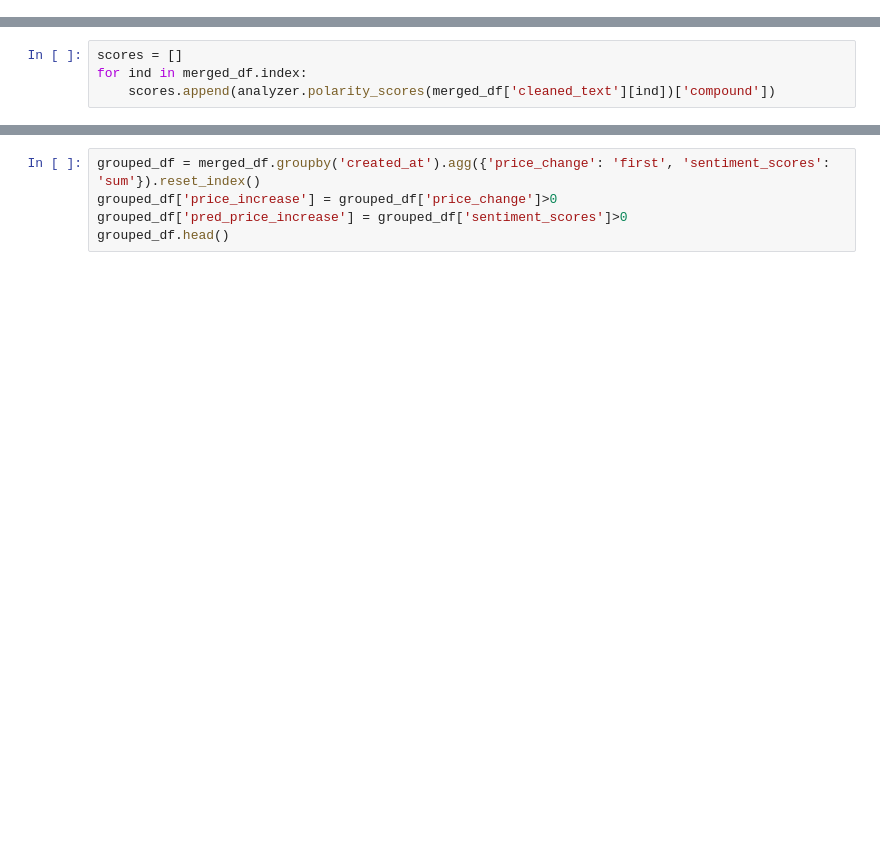
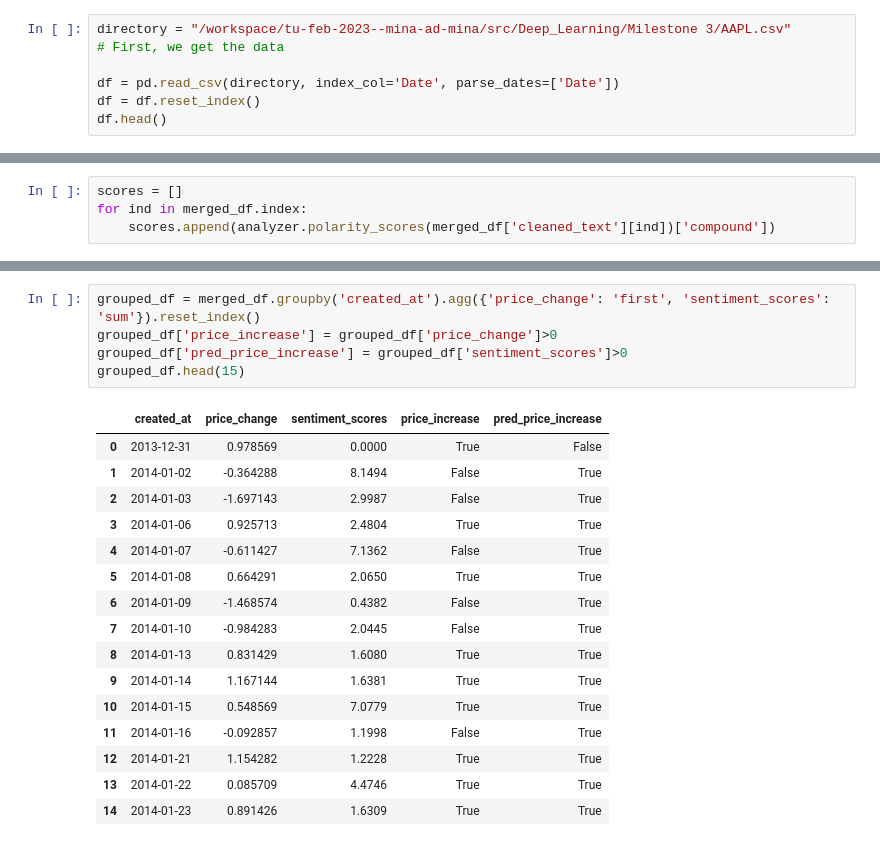
Before and after one commit to MisterGheb/mina, a Jupyter notebook: src/Deep_Learning/Milestone 3/milestone3.ipynb, the cells around one changed output, grey strips where cells are left out. Drawn from its saved outputs; the diff is of its cells as text; blank space fills up the shorter version.

```diff
--- a/src/Deep_Learning/Milestone 3/milestone3.ipynb
+++ b/src/Deep_Learning/Milestone 3/milestone3.ipynb
@@ -137,0 +138,7 @@ NameError: name 'df' is not defined
+# %%
+directory = "/workspace/tu-feb-2023--mina-ad-mina/src/Deep_Learning/Milestone 3/AAPL.csv"
+# First, we get the data
+
+df = pd.read_csv(directory, index_col='Date', parse_dates=['Date'])
+df = df.reset_index()
+df.head()
@@ -176,8 +238,25 @@ merged_df.head(10)
 # %%
 grouped_df = merged_df.groupby('created_at').agg({'price_change': 'first', 'sentiment_scores': 'sum'}).reset_index()
 grouped_df['price_increase'] = grouped_df['price_change']>0
 grouped_df['pred_price_increase'] = grouped_df['sentiment_scores']>0
-grouped_df.head()
+grouped_df.head(15)
+# %% [output]
+|  | created_at | price_change | sentiment_scores | price_increase | pred_price_increase |
+| 0 | 2013-12-31 | 0.978569 | 0.0000 | True | False |
+| 1 | 2014-01-02 | -0.364288 | 8.1494 | False | True |
+| 2 | 2014-01-03 | -1.697143 | 2.9987 | False | True |
+| 3 | 2014-01-06 | 0.925713 | 2.4804 | True | True |
+| 4 | 2014-01-07 | -0.611427 | 7.1362 | False | True |
+| 5 | 2014-01-08 | 0.664291 | 2.0650 | True | True |
+| 6 | 2014-01-09 | -1.468574 | 0.4382 | False | True |
+| 7 | 2014-01-10 | -0.984283 | 2.0445 | False | True |
+| 8 | 2014-01-13 | 0.831429 | 1.6080 | True | True |
+| 9 | 2014-01-14 | 1.167144 | 1.6381 | True | True |
+| 10 | 2014-01-15 | 0.548569 | 7.0779 | True | True |
+| 11 | 2014-01-16 | -0.092857 | 1.1998 | False | True |
+| 12 | 2014-01-21 | 1.154282 | 1.2228 | True | True |
+| 13 | 2014-01-22 | 0.085709 | 4.4746 | True | True |
+| 14 | 2014-01-23 | 0.891426 | 1.6309 | True | True |
 # %%
 from sklearn.metrics import PrecisionRecallDisplay
 display = PrecisionRecallDisplay.from_predictions(grouped_df['price_increase'], grouped_df['pred_price_increase'], name="LinearSVC")
```
Also changed, not shown: parts of 15 cells of this notebook, 2 other files.
